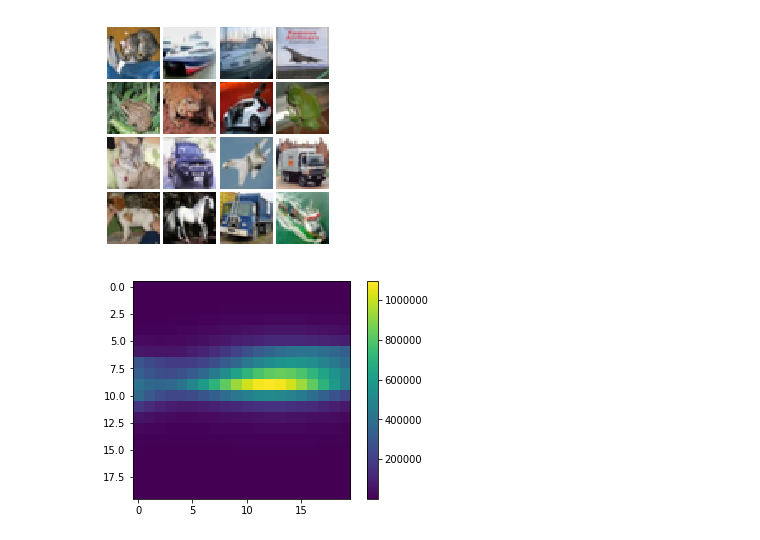
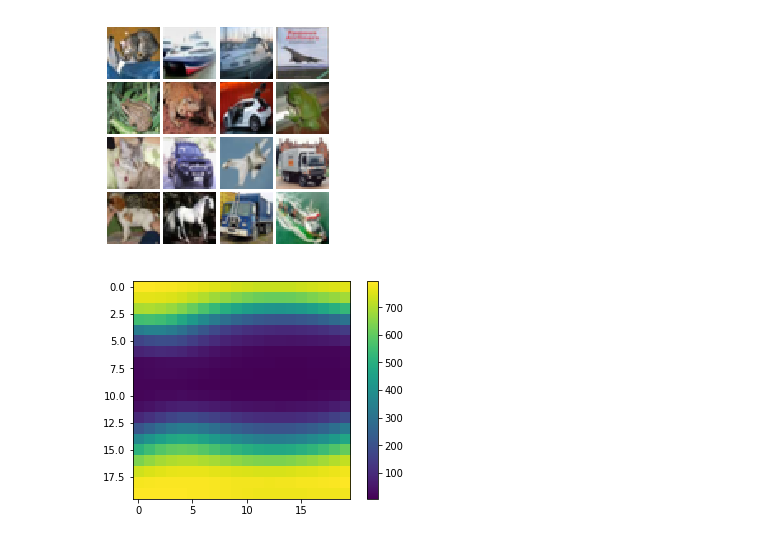
Before and after one commit to sanyammehra/AutoColor, a Jupyter notebook: src/UsingTrainedModel-classification.ipynb, the cells around one changed output. Saved outputs shown, nothing was run; the diff lists cells and outputs as text; code cells hidden in the pictures.

```diff
--- a/src/UsingTrainedModel-classification.ipynb
+++ b/src/UsingTrainedModel-classification.ipynb
@@ -79,20 +76,22 @@ Test data shape:  (10000, 32, 32, 3)
 # %%
 import scipy
 yuv_converter = np.array([[0.299,0.587,0.114],[-0.14713,-0.2888,0.436],
                                   [0.615,-0.514999,-0.10001]])
 dist = np.zeros([400])
 X_YUV = X_train.dot(yuv_converter)
 ab = assign_bin(X_YUV)
 np.add.at(dist, ab, 1)
+dist = dist/np.amax(dist)
 normalized = scipy.ndimage.filters.gaussian_filter(dist, 5, order=0)
+print(np.amax(normalized)
 lamda = 0.5
 inv_wgt = (1-lamda)*normalized + lamda/400
 wgt = 1/inv_wgt
-plt.imshow(normalized.reshape([20,20]))
+plt.imshow(wgt.reshape([20,20]))
 plt.colorbar()
 plt.show()
 # %% [output]
-[figure, old version]
+[figure, new version]
 # %%
 from skimage import img_as_float
 
```
Also changed, not shown: parts of 2 cells of this notebook.
